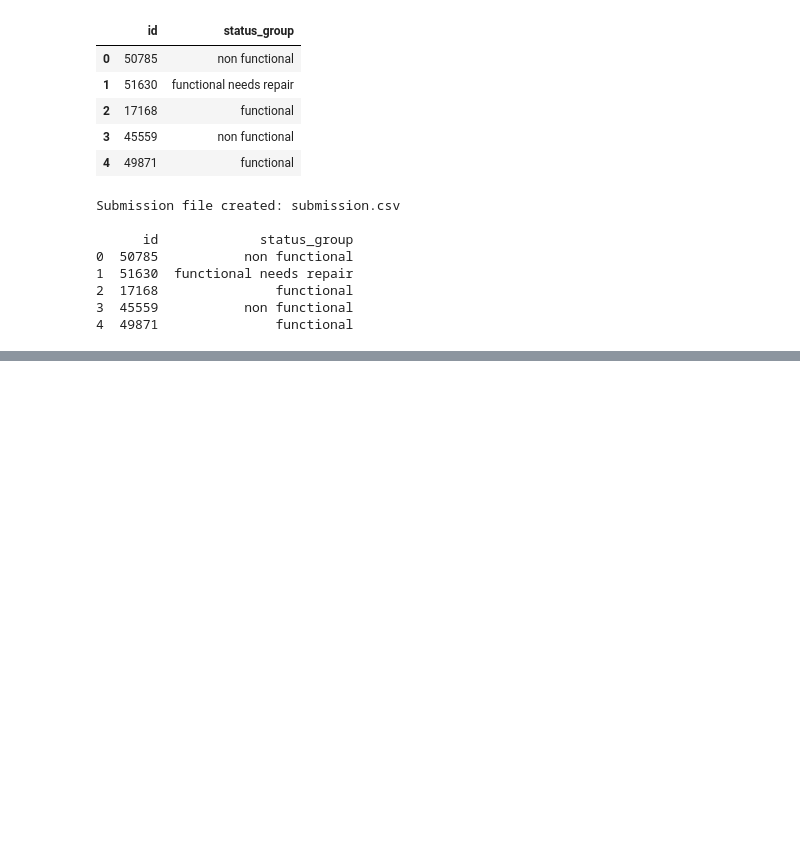
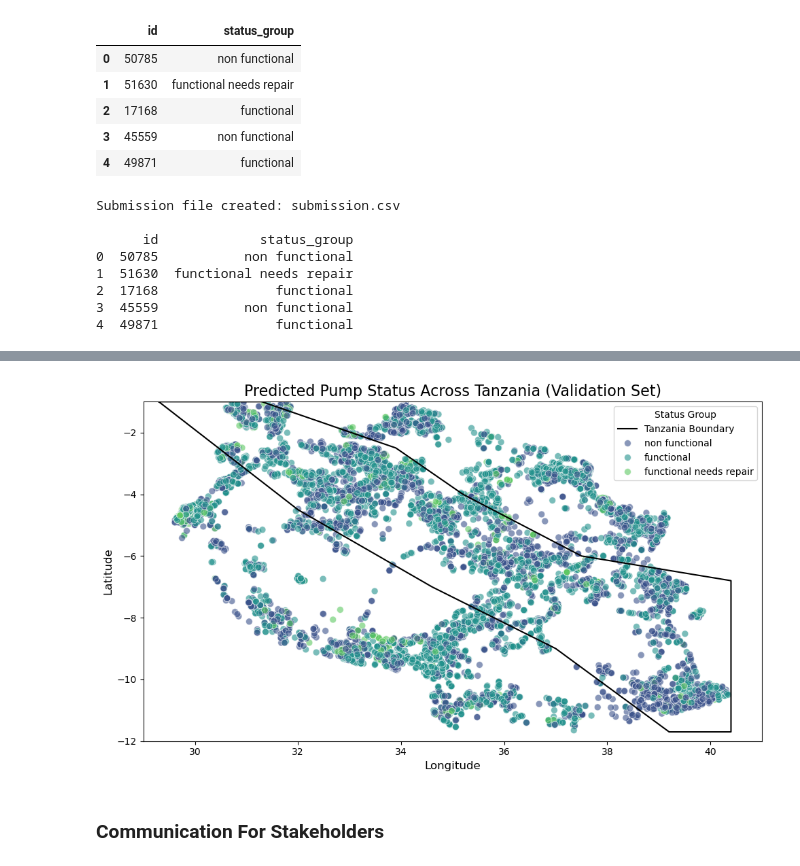
Before and after one commit to KitwanaSh/data_driven_competition, a Jupyter notebook: water_pumps_tz/pump_it_up.ipynb, the cells around one changed output, grey strips where cells are left out. Cells and saved outputs as stored; diff of their text form; code cells hidden in the pictures; blank space fills up the shorter version.

```diff
--- a/water_pumps_tz/pump_it_up.ipynb
+++ b/water_pumps_tz/pump_it_up.ipynb
@@ -1027,0 +1086,31 @@ Submission file created: submission.csv
+# %%
+val_data = X_val[['longitude', 'latitude']].copy()
+val_data['status_group'] = y_pred_smote
+
+# Define a more detailed Tanzania outline (approximate, based on real coords)
+tanzania_outline = {
+    'longitude': [29.3, 31.3, 33.9, 35.2, 37.5, 40.4, 40.4, 39.2, 37.0, 34.6, 32.0, 29.3],
+    'latitude': [-1.0, -1.0, -2.5, -4.0, -6.0, -6.8, -11.7, -11.7, -9.0, -7.0, -4.5, -1.0]
+}
+
+# Plot
+plt.figure(figsize=(10, 6))
+plt.plot(tanzania_outline['longitude'], tanzania_outline['latitude'], 'k-', linewidth=1.5, label='Tanzania Boundary')
+
+# Scatter plot of predictions
+sns.scatterplot(x='longitude', y='latitude', hue='status_group', data=val_data,
+                palette='viridis', alpha=0.6, s=50)
+
+plt.title('Predicted Pump Status Across Tanzania (Validation Set)', fontsize=16)
+plt.xlabel('Longitude', fontsize=12)
+plt.ylabel('Latitude', fontsize=12)
+plt.xlim(29, 41)
+plt.ylim(-12, -1)
+plt.legend(title='Status Group', loc='upper right')
+plt.tight_layout()
+plt.savefig('tanzania_map_predicted_status_simple.png', dpi=300)
+plt.show()
+# %% [output]
+[figure, added]
+# %% [markdown]
+### Communication For Stakeholders
```
Also changed, not shown: parts of 7 cells of this notebook, 4 other files.
